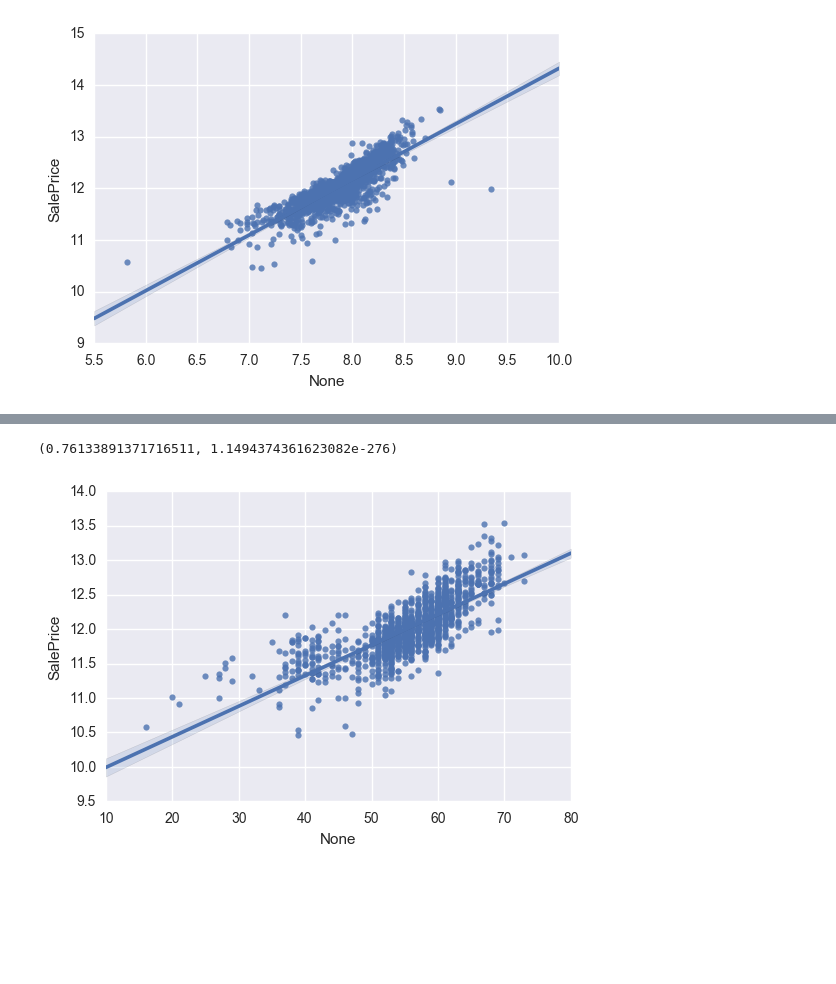
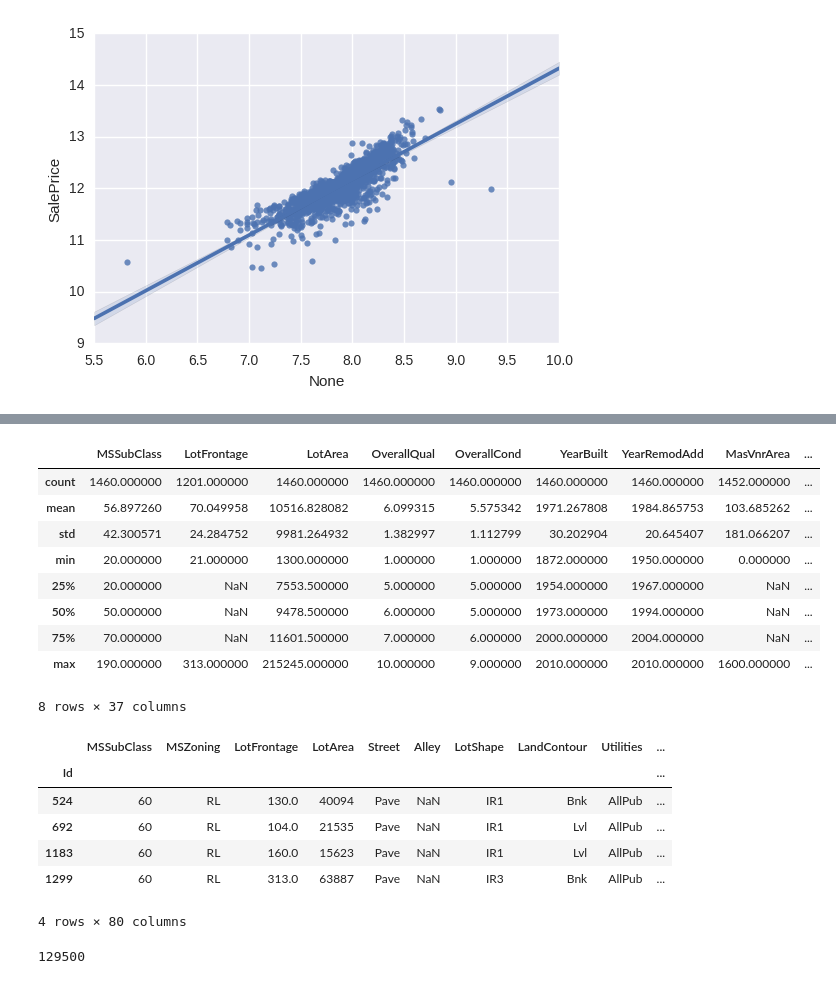
Before and after one commit to princewang1994/Kaggle, a Jupyter notebook: house_price/code/feature_engine.ipynb, the cells around one changed output, grey strips where cells are left out. Saved outputs shown, nothing was run; the diff lists cells and outputs as text; code cells hidden in the pictures; blank space fills up the shorter version.

```diff
--- a/house_price/code/feature_engine.ipynb
+++ b/house_price/code/feature_engine.ipynb
@@ -123,10 +92,29 @@ train_cond = train_cond.apply(lambda x : x.map(grade))
 # %%
 cond_qual = train_qual.join(train_cond).join(train_df.OverallCond).join(train_df.OverallQual)
-# %%
-coef = [2, 2, 2, 2, 2, 2, 2, 1, 1]
-cond_qual_score = (cond_qual * coef).sum(1)
-sns.regplot((cond_qual_score), np.log1p(train_df.SalePrice))
-pearsonr(cond_qual_score, np.log1p(train_df.SalePrice))
-# %% [output]
-(0.76133891371716511, 1.1494374361623082e-276)
-[figure, removed]
+# %%
+train_df.describe()
+# %% [output]
+|  | MSSubClass | LotFrontage | LotArea | OverallQual | OverallCond | YearBuilt | YearRemodAdd | MasVnrArea | ... |
+| count | 1460.000000 | 1201.000000 | 1460.000000 | 1460.000000 | 1460.000000 | 1460.000000 | 1460.000000 | 1452.000000 | ... |
+| mean | 56.897260 | 70.049958 | 10516.828082 | 6.099315 | 5.575342 | 1971.267808 | 1984.865753 | 103.685262 | ... |
+| std | 42.300571 | 24.284752 | 9981.264932 | 1.382997 | 1.112799 | 30.202904 | 20.645407 | 181.066207 | ... |
+| min | 20.000000 | 21.000000 | 1300.000000 | 1.000000 | 1.000000 | 1872.000000 | 1950.000000 | 0.000000 | ... |
+| 25% | 20.000000 | NaN | 7553.500000 | 5.000000 | 5.000000 | 1954.000000 | 1967.000000 | NaN | ... |
+| 50% | 50.000000 | NaN | 9478.500000 | 6.000000 | 5.000000 | 1973.000000 | 1994.000000 | NaN | ... |
+| 75% | 70.000000 | NaN | 11601.500000 | 7.000000 | 6.000000 | 2000.000000 | 2004.000000 | NaN | ... |
+| max | 190.000000 | 313.000000 | 215245.000000 | 10.000000 | 9.000000 | 2010.000000 | 2010.000000 | 1600.000000 | ... |
+8 rows × 37 columns
+# %%
+train_df[train_df.GrLivArea > 4000]
+# %% [output]
+|  | MSSubClass | MSZoning | LotFrontage | LotArea | Street | Alley | LotShape | LandContour | Utilities | ... |
+| Id |  |  |  |  |  |  |  |  |  | ... |
+| 524 | 60 | RL | 130.0 | 40094 | Pave | NaN | IR1 | Bnk | AllPub | ... |
+| 692 | 60 | RL | 104.0 | 21535 | Pave | NaN | IR1 | Lvl | AllPub | ... |
+| 1183 | 60 | RL | 160.0 | 15623 | Pave | NaN | IR1 | Lvl | AllPub | ... |
+| 1299 | 60 | RL | 313.0 | 63887 | Pave | NaN | IR3 | Bnk | AllPub | ... |
+4 rows × 80 columns
+# %%
+train_df.iloc[10].SalePrice
+# %% [output]
+129500
```
Also changed, not shown: parts of 9 cells of this notebook, 5 other files.
